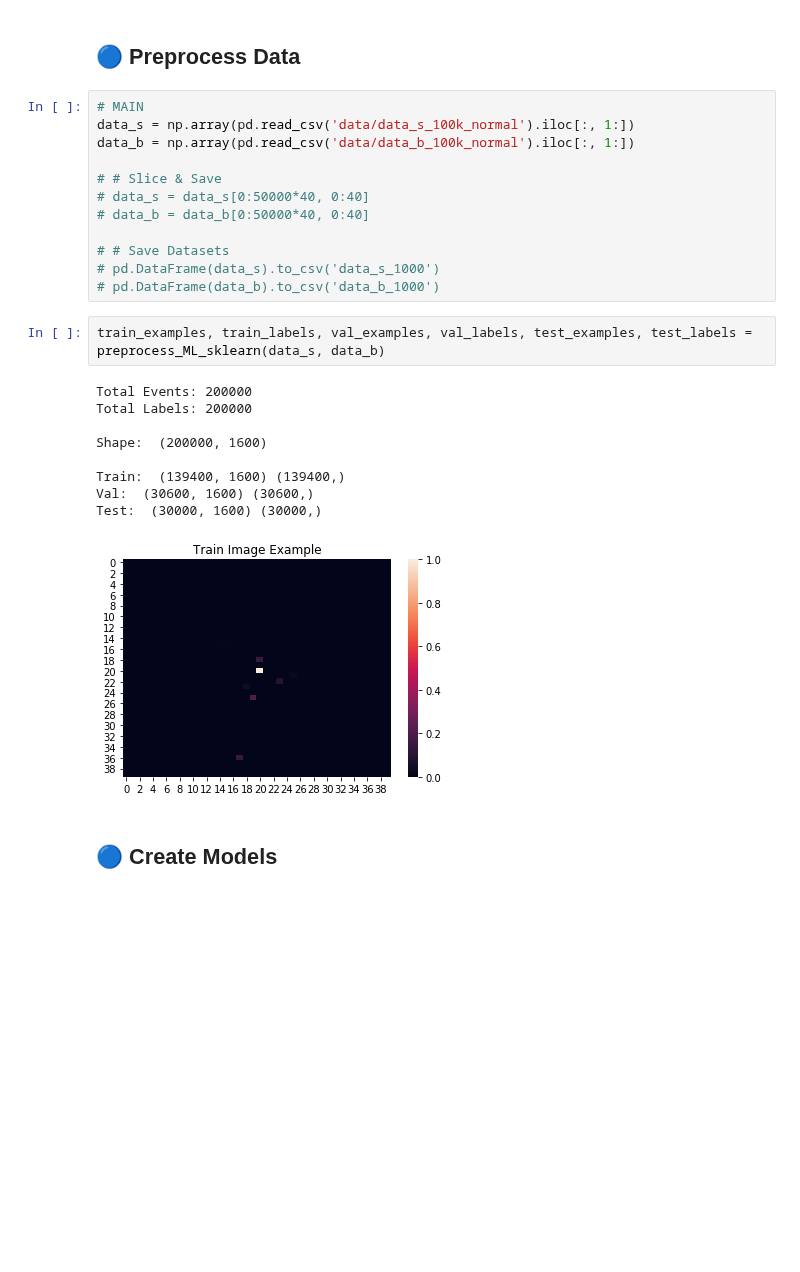
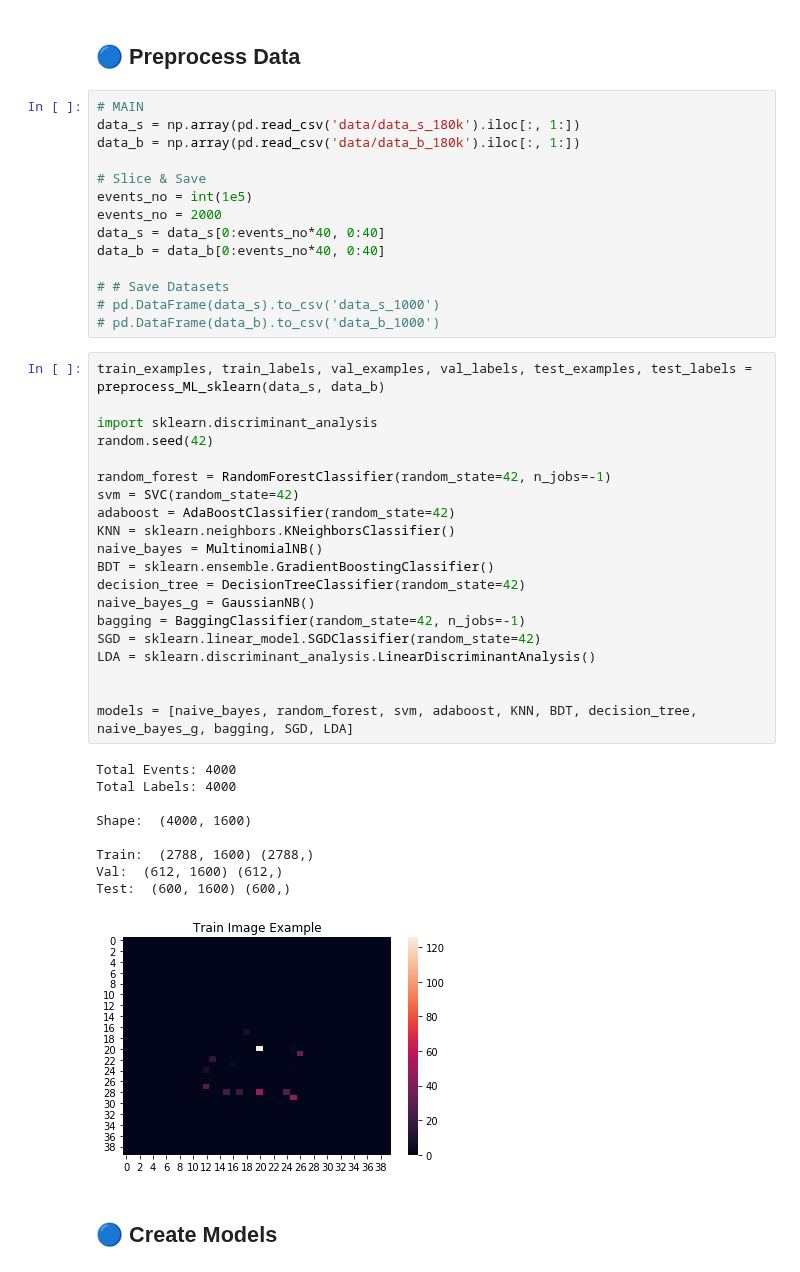
Before and after one commit to johngeorgousis/jet-classifier, a Jupyter notebook: 3SKLEARN.ipynb, the cells around one changed output. Saved outputs shown, nothing was run; the diff lists cells and outputs as text; blank space fills up the shorter version.

```diff
--- a/3SKLEARN.ipynb
+++ b/3SKLEARN.ipynb
@@ -11,28 +9,48 @@ TensorFlow Version:  2.1.0
 ## 🔵 Preprocess Data
 # %%
 # MAIN
-data_s = np.array(pd.read_csv('data/data_s_100k_normal').iloc[:, 1:])
-data_b = np.array(pd.read_csv('data/data_b_100k_normal').iloc[:, 1:])
+data_s = np.array(pd.read_csv('data/data_s_180k').iloc[:, 1:])
+data_b = np.array(pd.read_csv('data/data_b_180k').iloc[:, 1:])
 
-# # Slice & Save
-# data_s = data_s[0:50000*40, 0:40]
-# data_b = data_b[0:50000*40, 0:40]
+# Slice & Save
+events_no = int(1e5)
+events_no = 2000
+data_s = data_s[0:events_no*40, 0:40]
+data_b = data_b[0:events_no*40, 0:40]
 
 # # Save Datasets
 # pd.DataFrame(data_s).to_csv('data_s_1000')
 # pd.DataFrame(data_b).to_csv('data_b_1000')
-# %%
-train_examples, train_labels, val_examples, val_labels, test_examples, test_labels = preprocess_ML_sklearn(data_s, data_b)
-# %% [output]
-Total Events: 200000
-Total Labels: 200000
-
-Shape:  (200000, 1600)
-
-Train:  (139400, 1600) (139400,)
-Val:  (30600, 1600) (30600,)
-Test:  (30000, 1600) (30000,)
-[figure, removed]
+# %%
+train_examples, train_labels, val_examples, val_labels, test_examples, test_labels = preprocess_ML_sklearn(data_s, data_b)
+
+import sklearn.discriminant_analysis
+random.seed(42)
+
+random_forest = RandomForestClassifier(random_state=42, n_jobs=-1)
+svm = SVC(random_state=42)
+adaboost = AdaBoostClassifier(random_state=42)
+KNN = sklearn.neighbors.KNeighborsClassifier()
+naive_bayes = MultinomialNB()
+BDT = sklearn.ensemble.GradientBoostingClassifier()
+decision_tree = DecisionTreeClassifier(random_state=42)
+naive_bayes_g = GaussianNB()
+bagging = BaggingClassifier(random_state=42, n_jobs=-1)
+SGD = sklearn.linear_model.SGDClassifier(random_state=42)
+LDA = sklearn.discriminant_analysis.LinearDiscriminantAnalysis()
+
+
+models = [naive_bayes, random_forest, svm, adaboost, KNN, BDT, decision_tree, naive_bayes_g, bagging, SGD, LDA]
+# %% [output]
+Total Events: 4000
+Total Labels: 4000
+
+Shape:  (4000, 1600)
+
+Train:  (2788, 1600) (2788,)
+Val:  (612, 1600) (612,)
+Test:  (600, 1600) (600,)
+[figure, added]
 # %% [markdown]
 ## 🔵 Create Models
 # %% [markdown]
```
Also changed, not shown: parts of 15 cells of this notebook, 6 other files.
